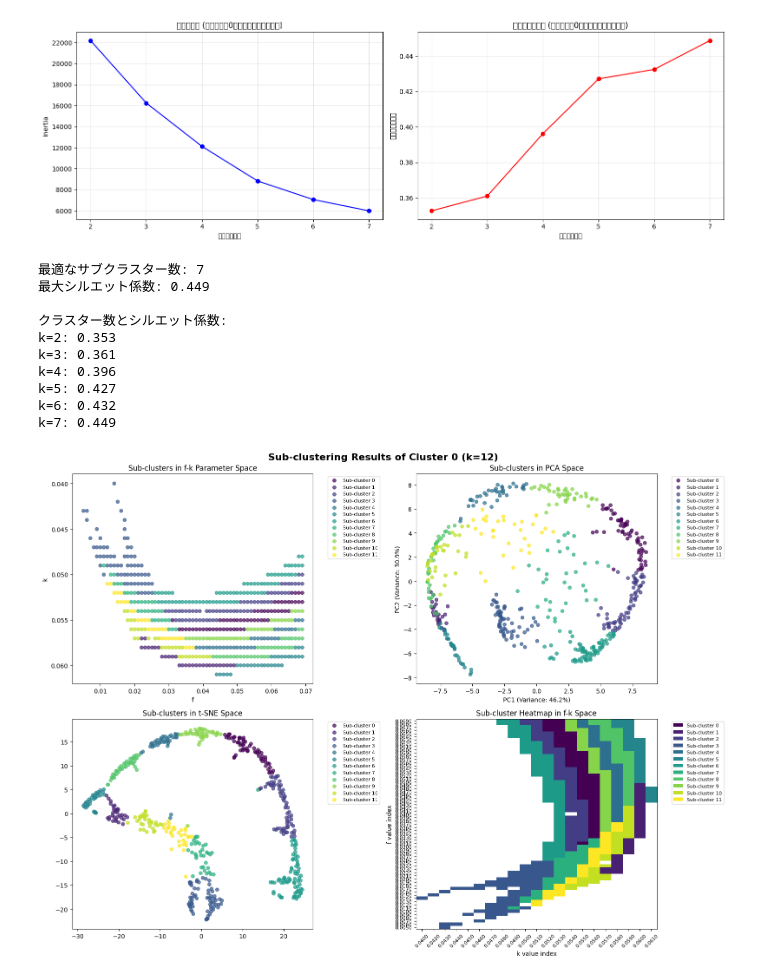
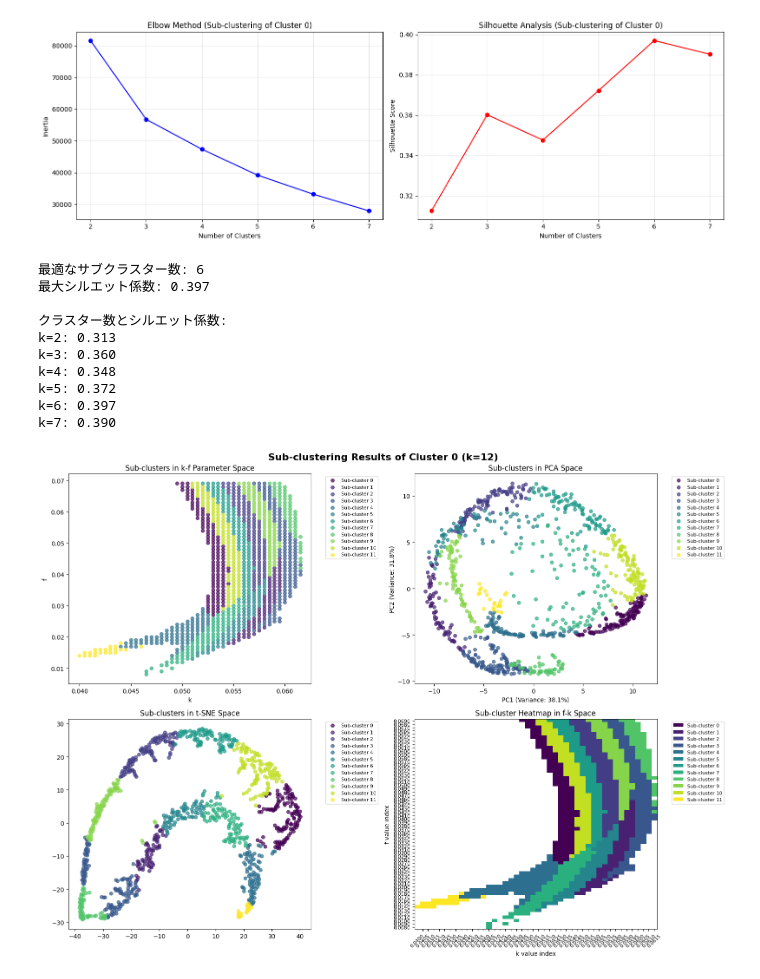
Before and after one commit to miuraTakashi/GrayScottMachineLearning, a Jupyter notebook: cluster_analysis_notebook_Phase2.ipynb, the cells around one changed output. Cells and saved outputs as stored; diff of their text form; code cells hidden in the pictures.

```diff
--- a/cluster_analysis_notebook_Phase2.ipynb
+++ b/cluster_analysis_notebook_Phase2.ipynb
@@ -105,7 +133,7 @@ Estimated Total Size (MB): 124.60
 ----------------------------------------------------------------
 # %%
 # クラスター0のデータを抽出
-cluster_0_mask = cluster_labels == 0
+cluster_0_mask = cluster_labels == 2
 cluster_0_indices = np.where(cluster_0_mask)[0]
 cluster_0_latent = latent_vectors[cluster_0_mask]
 cluster_0_f_values = f_values[cluster_0_mask]
@@ -116,10 +144,10 @@ print(f"全体に占める割合: {len(cluster_0_indices)/len(cluster_labels)*10
 
 # クラスター0のf-k分布を確認
 plt.figure(figsize=(10, 6))
-plt.scatter(cluster_0_f_values, cluster_0_k_values, alpha=0.7, s=30)
-plt.xlabel('f')
-plt.ylabel('k')
-plt.title('クラスター0のf-k分布')
+plt.scatter(cluster_0_k_values, cluster_0_f_values, alpha=0.7, s=30)
+plt.xlabel('k')
+plt.ylabel('f')
+plt.title('k-f distributino of cluster 0')
 plt.grid(True, alpha=0.3)
 plt.show()
 
@@ -154,16 +182,16 @@ fig, (ax1, ax2) = plt.subplots(1, 2, figsize=(15, 5))
 
 # エルボー法
 ax1.plot(k_range, inertias, 'bo-')
-ax1.set_xlabel('クラスター数')
+ax1.set_xlabel('Number of Clusters')
 ax1.set_ylabel('Inertia')
-ax1.set_title('エルボー法 (クラスター0のサブクラスタリング)')
+ax1.set_title('Elbow Method (Sub-clustering of Cluster 0)')
 ax1.grid(True, alpha=0.3)
 
 # シルエット分析
 ax2.plot(k_range, silhouette_scores, 'ro-')
-ax2.set_xlabel('クラスター数')
-ax2.set_ylabel('シルエット係数')
-ax2.set_title('シルエット分析 (クラスター0のサブクラスタリング)')
+ax2.set_xlabel('Number of Clusters')
+ax2.set_ylabel('Silhouette Score')
+ax2.set_title('Silhouette Analysis (Sub-clustering of Cluster 0)')
 ax2.grid(True, alpha=0.3)
 
 plt.tight_layout()
@@ -179,17 +207,17 @@ print("\nクラスター数とシルエット係数:")
 for k, score in zip(k_range, silhouette_scores):
     print(f"k={k}: {score:.3f}")
 # %% [output]
-[figure, old version]
+[figure, new version]
-最適なサブクラスター数: 7
-最大シルエット係数: 0.449
+最適なサブクラスター数: 6
+最大シルエット係数: 0.397
 
 クラスター数とシルエット係数:
-k=2: 0.353
-k=3: 0.361
-k=4: 0.396
-k=5: 0.427
-k=6: 0.432
-k=7: 0.449
+k=2: 0.313
+k=3: 0.360
+k=4: 0.348
+k=5: 0.372
+k=6: 0.397
+k=7: 0.390
 # %%
 optimal_k=12
 # %%
@@ -215,12 +243,11 @@ colors = plt.cm.viridis(np.linspace(0, 1, optimal_k))
 # f-k space sub-clusters
 for i in range(optimal_k):
     mask = sub_cluster_labels == i
-    axes[0, 0].scatter(cluster_0_f_values[mask], cluster_0_k_values[mask],
+    axes[0, 0].scatter(cluster_0_k_values[mask], cluster_0_f_values[mask],
                       c=[colors[i]], alpha=0.7, s=30, label=f'Sub-cluster {i}')
-axes[0, 0].set_xlabel('f')
-axes[0, 0].set_ylabel('k')
-axes[0, 0].set_title('Sub-clusters in f-k Parameter Space')
-axes[0, 0].invert_yaxis()
+axes[0, 0].set_xlabel('k')
+axes[0, 0].set_ylabel('f')
+axes[0, 0].set_title('Sub-clusters in k-f Parameter Space')
 axes[0, 0].legend(bbox_to_anchor=(1.05, 1), loc='upper left', fontsize=8)
 
 # PCA space sub-clusters
@@ -245,34 +272,34 @@ axes[1, 0].legend(bbox_to_anchor=(1.05, 1), loc='upper left', fontsize=8)
 f_unique_sub = np.unique(cluster_0_f_values)
 k_unique_sub = np.unique(cluster_0_k_values)
 heatmap_sub = np.full((len(f_unique_sub), len(k_unique_sub)), np.nan)
 
 for i, (f, k, label) in enumerate(zip(cluster_0_f_values, cluster_0_k_values, sub_cluster_labels)):
     f_idx = np.where(f_unique_sub == f)[0][0]
     k_idx = np.where(k_unique_sub == k)[0][0]
     heatmap_sub[f_idx, k_idx] = label
 
 im = axes[1, 1].imshow(heatmap_sub, cmap='viridis', aspect='auto', origin='lower',
                       vmin=0, vmax=optimal_k-1)
 axes[1, 1].set_title('Sub-cluster Heatmap in f-k Space')
 axes[1, 1].set_xlabel('k value index')
 axes[1, 1].set_ylabel('f value index')
 
 # Set axis labels to actual values
 axes[1, 1].set_xticks(range(len(k_unique_sub)))
 axes[1, 1].set_yticks(range(len(f_unique_sub)))
 axes[1, 1].set_xticklabels([f'{k:.4f}' for k in k_unique_sub], rotation=45, fontsize=8)
 axes[1, 1].set_yticklabels([f'{f:.4f}' for f in f_unique_sub], fontsize=8)
 
 # Create custom legend for heatmap
 from matplotlib.patches import Patch
 legend_elements = [Patch(facecolor=colors[i], label=f'Sub-cluster {i}')
                   for i in range(optimal_k)]
 axes[1, 1].legend(handles=legend_elements, bbox_to_anchor=(1.05, 1), loc='upper left', fontsize=8)
 
 plt.tight_layout()
 plt.show()
 # %% [output]
-[figure, old version]
+[figure, new version]
 # %%
 # サブクラスターの詳細統計情報を表示
 print("Sub-cluster Detailed Statistics:")
```
Also changed, not shown: parts of 7 cells of this notebook, 3 other files.
